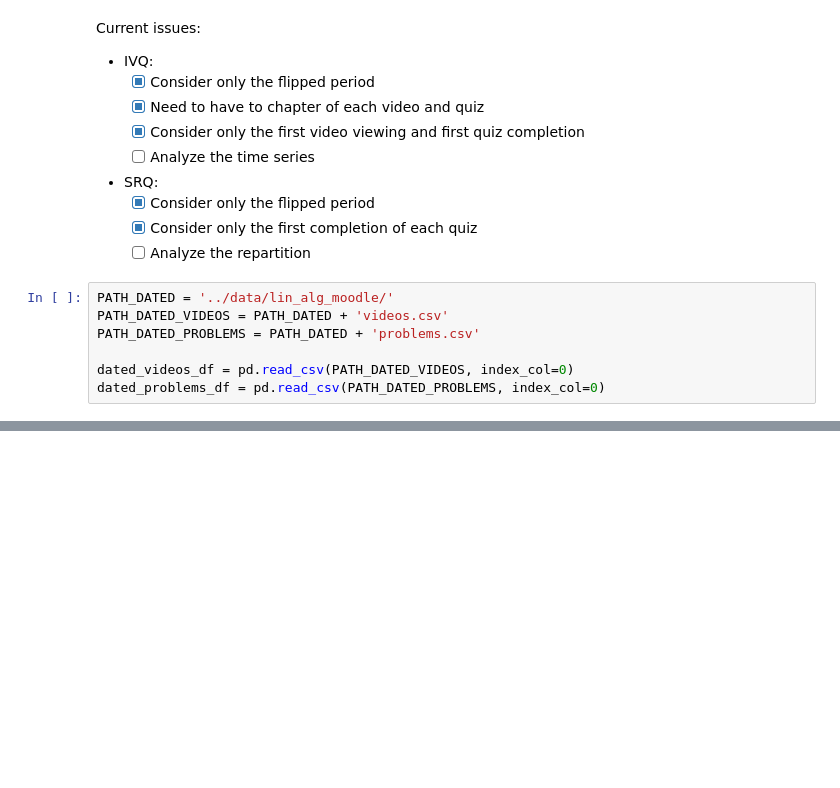
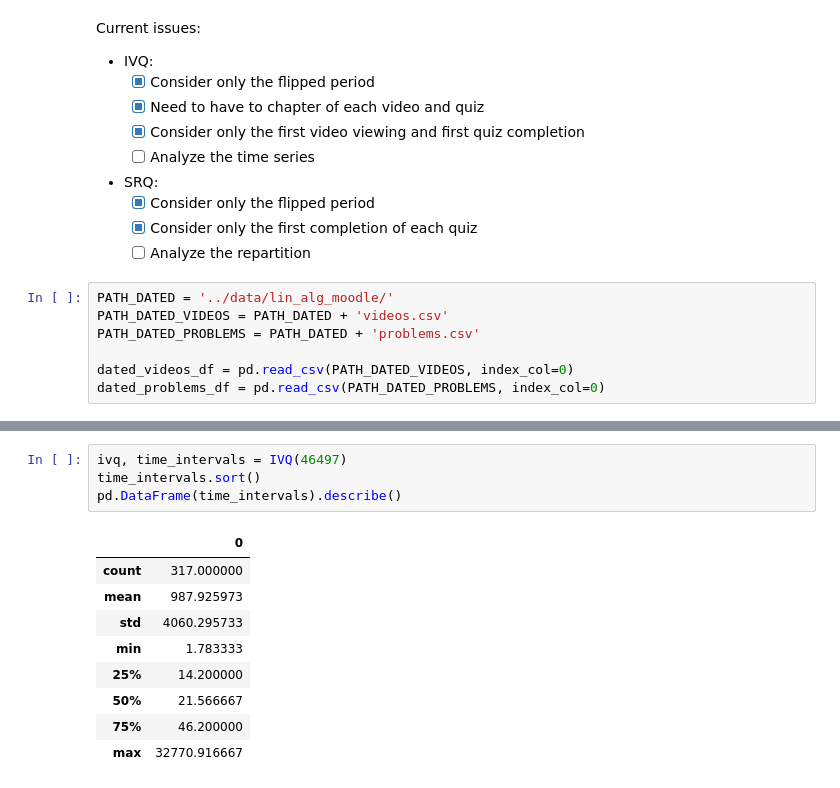
Before and after one commit to epfl-ml4ed/flipped-classroom, a Jupyter notebook: notebooks/Regularity.ipynb, the cells around one changed output, grey strips where cells are left out. Cells and saved outputs as stored; diff of their text form; blank space fills up the shorter version.

```diff
--- a/notebooks/Regularity.ipynb
+++ b/notebooks/Regularity.ipynb
@@ -679,0 +700,14 @@ First 10 intervals in seconds: [1063 1097  444 4002  778 4030  806  562  562  56
+# %%
+ivq, time_intervals = IVQ(46497)
+time_intervals.sort()
+pd.DataFrame(time_intervals).describe()
+# %% [output]
+|  | 0 |
+| count | 317.000000 |
+| mean | 987.925973 |
+| std | 4060.295733 |
+| min | 1.783333 |
+| 25% | 14.200000 |
+| 50% | 21.566667 |
+| 75% | 46.200000 |
+| max | 32770.916667 |
```
Also changed, not shown: parts of 15 cells of this notebook, 1 other file.
